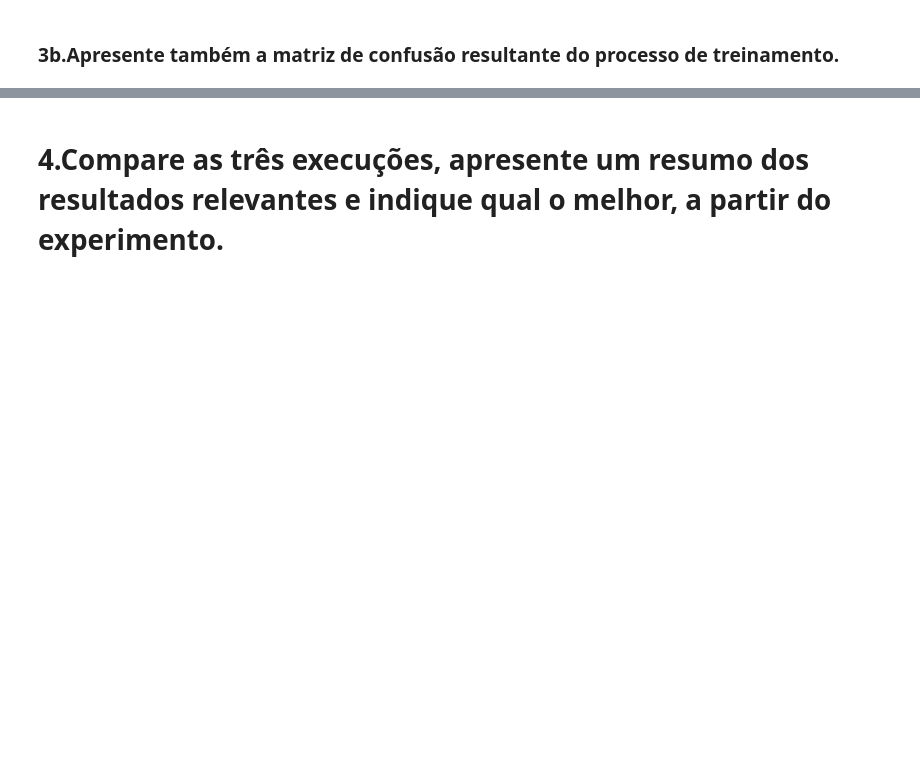
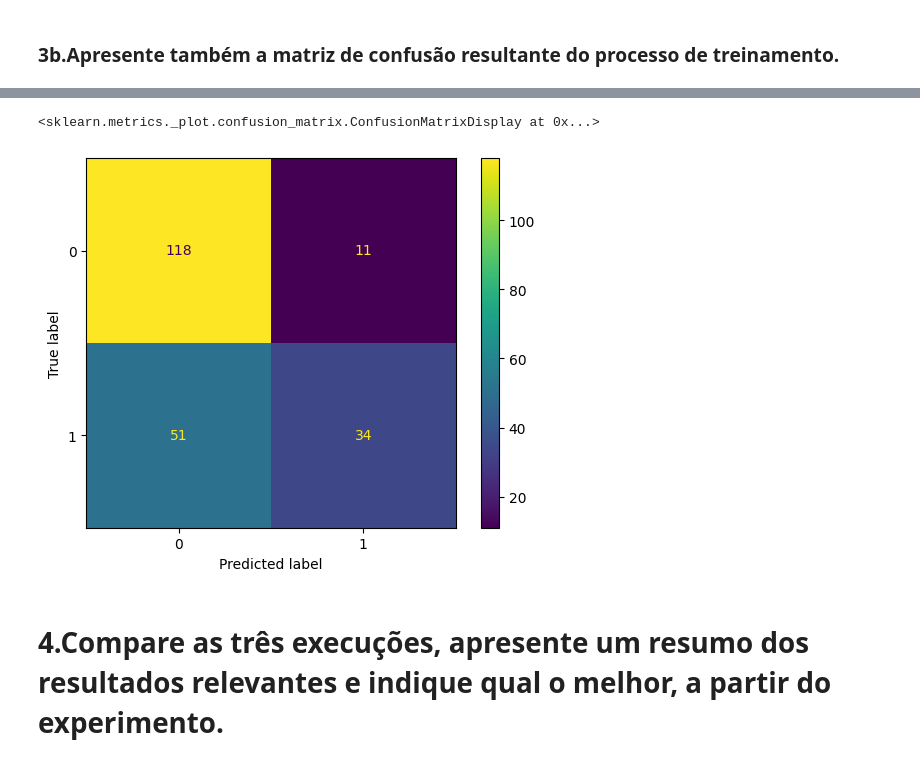
Before and after one commit to rodrigo1992-cmyk/Faculdade, a Jupyter notebook: Notebooks/rodrigo_mesquita_DR3_TP2.ipynb, the cells around one changed output, grey strips where cells are left out. Saved outputs shown, nothing was run; the diff lists cells and outputs as text; code cells hidden in the pictures; blank space fills up the shorter version.

```diff
--- a/Notebooks/rodrigo_mesquita_DR3_TP2.ipynb
+++ b/Notebooks/rodrigo_mesquita_DR3_TP2.ipynb
@@ -115,2 +157,11 @@ disp.plot()
+# %%
+# Matriz kernel sigmoide
+cm = metrics.confusion_matrix(y_test, y_pred_sig)
+
+disp = metrics.ConfusionMatrixDisplay(confusion_matrix=cm, display_labels=model.classes_)
+disp.plot()
+# %% [output]
+<sklearn.metrics._plot.confusion_matrix.ConfusionMatrixDisplay at 0x...>
+[figure, added]
 # %% [markdown]
 # 4.Compare as três execuções, apresente um resumo dos resultados relevantes e indique qual o melhor, a partir do experimento.
```
Also changed, not shown: parts of 9 cells of this notebook.
